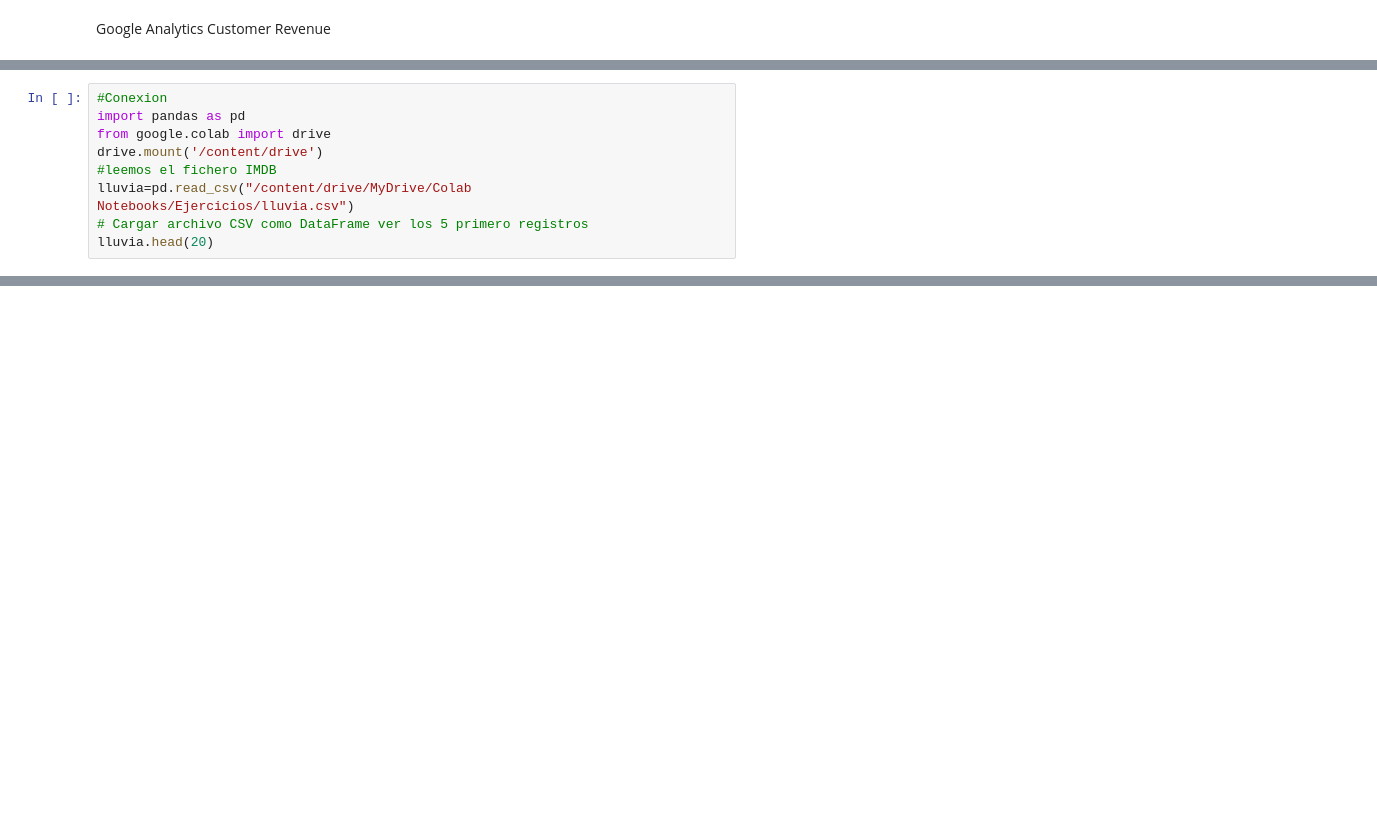
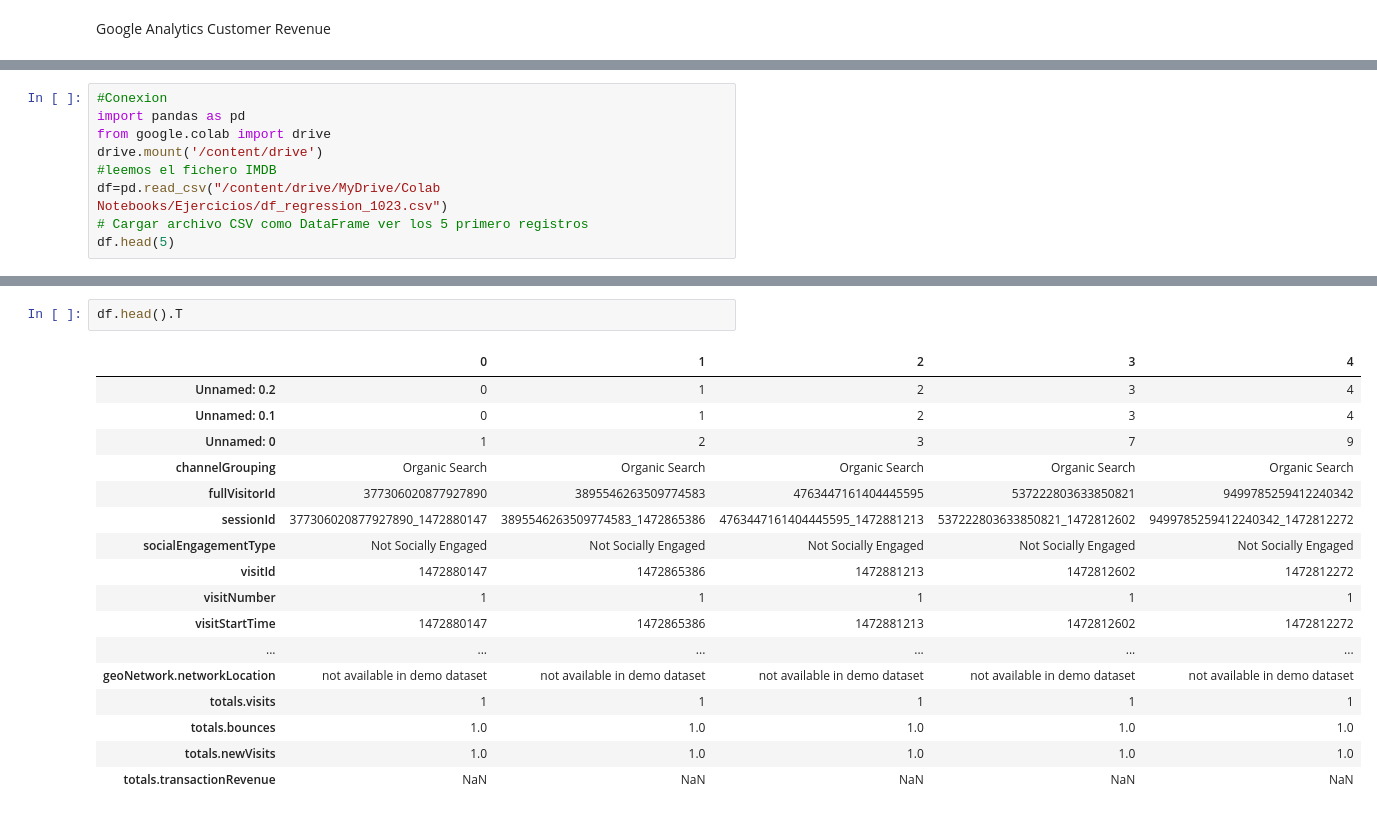
Before and after one commit to KARENCMP82/Python, a Jupyter notebook: GACR_Regresion_clase.ipynb, the cells around one changed output, grey strips where cells are left out. Cells and saved outputs as stored; diff of their text form; blank space fills up the shorter version.

```diff
--- a/GACR_Regresion_clase.ipynb
+++ b/GACR_Regresion_clase.ipynb
@@ -17,6 +21,6 @@ import pandas as pd
 from google.colab import drive
 drive.mount('/content/drive')
 #leemos el fichero IMDB
-lluvia=pd.read_csv("/content/drive/MyDrive/Colab Notebooks/Ejercicios/lluvia.csv")
+df=pd.read_csv("/content/drive/MyDrive/Colab Notebooks/Ejercicios/df_regression_1023.csv")
 # Cargar archivo CSV como DataFrame ver los 5 primero registros
-lluvia.head(20)
+df.head(5)
@@ -22,0 +47,20 @@ lluvia.head(20)
+# %%
+df.head().T
+# %% [output]
+|  | 0 | 1 | 2 | 3 | 4 |
+| Unnamed: 0.2 | 0 | 1 | 2 | 3 | 4 |
+| Unnamed: 0.1 | 0 | 1 | 2 | 3 | 4 |
+| Unnamed: 0 | 1 | 2 | 3 | 7 | 9 |
+| channelGrouping | Organic Search | Organic Search | Organic Search | Organic Search | Organic Search |
+| fullVisitorId | 377306020877927890 | 3895546263509774583 | 4763447161404445595 | 537222803633850821 | 9499785259412240342 |
+| sessionId | 377306020877927890_1472880147 | 3895546263509774583_1472865386 | 4763447161404445595_1472881213 | 537222803633850821_1472812602 | 9499785259412240342_1472812272 |
+| socialEngagementType | Not Socially Engaged | Not Socially Engaged | Not Socially Engaged | Not Socially Engaged | Not Socially Engaged |
+| visitId | 1472880147 | 1472865386 | 1472881213 | 1472812602 | 1472812272 |
+| visitNumber | 1 | 1 | 1 | 1 | 1 |
+| visitStartTime | 1472880147 | 1472865386 | 1472881213 | 1472812602 | 1472812272 |
+| ... | ... | ... | ... | ... | ... |
+| geoNetwork.networkLocation | not available in demo dataset | not available in demo dataset | not available in demo dataset | not available in demo dataset | not available in demo dataset |
+| totals.visits | 1 | 1 | 1 | 1 | 1 |
+| totals.bounces | 1.0 | 1.0 | 1.0 | 1.0 | 1.0 |
+| totals.newVisits | 1.0 | 1.0 | 1.0 | 1.0 | 1.0 |
+| totals.transactionRevenue | NaN | NaN | NaN | NaN | NaN |
```
Also changed, not shown: parts of 22 cells of this notebook.
